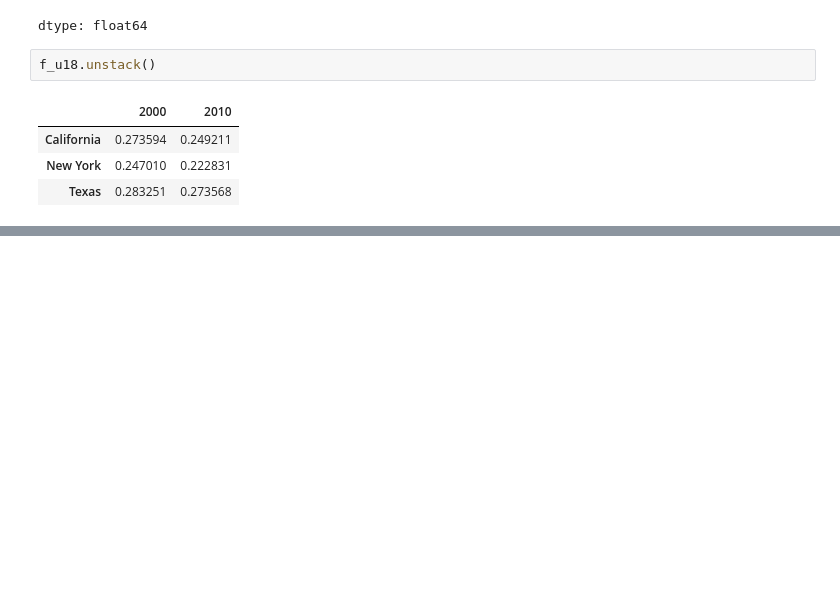
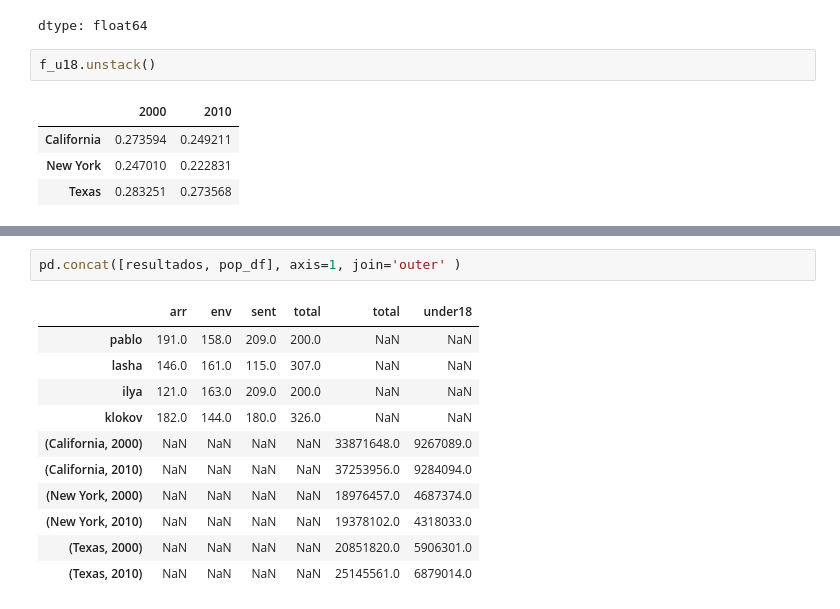
Before and after one commit to PabloDuranL/Aplicaciones, a Jupyter notebook: Pandapractica.ipynb, the cells around one changed output, grey strips where cells are left out. Cells and saved outputs as stored; diff of their text form; blank space fills up the shorter version.

```diff
--- a/Pandapractica.ipynb
+++ b/Pandapractica.ipynb
@@ -461,0 +577,14 @@ pd.Series(data)
+# %%
+pd.concat([resultados, pop_df], axis=1, join='outer' )
+# %% [output]
+|  | arr | env | sent | total | total | under18 |
+| pablo | 191.0 | 158.0 | 209.0 | 200.0 | NaN | NaN |
+| lasha | 146.0 | 161.0 | 115.0 | 307.0 | NaN | NaN |
+| ilya | 121.0 | 163.0 | 209.0 | 200.0 | NaN | NaN |
+| klokov | 182.0 | 144.0 | 180.0 | 326.0 | NaN | NaN |
+| (California, 2000) | NaN | NaN | NaN | NaN | 33871648.0 | 9267089.0 |
+| (California, 2010) | NaN | NaN | NaN | NaN | 37253956.0 | 9284094.0 |
+| (New York, 2000) | NaN | NaN | NaN | NaN | 18976457.0 | 4687374.0 |
+| (New York, 2010) | NaN | NaN | NaN | NaN | 19378102.0 | 4318033.0 |
+| (Texas, 2000) | NaN | NaN | NaN | NaN | 20851820.0 | 5906301.0 |
+| (Texas, 2010) | NaN | NaN | NaN | NaN | 25145561.0 | 6879014.0 |
```
Also changed, not shown: parts of 54 cells of this notebook.
